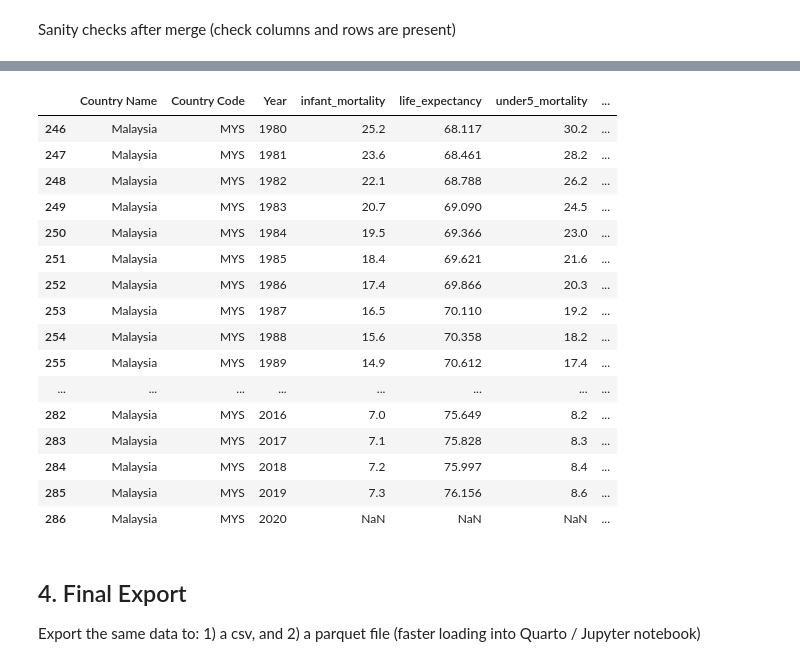
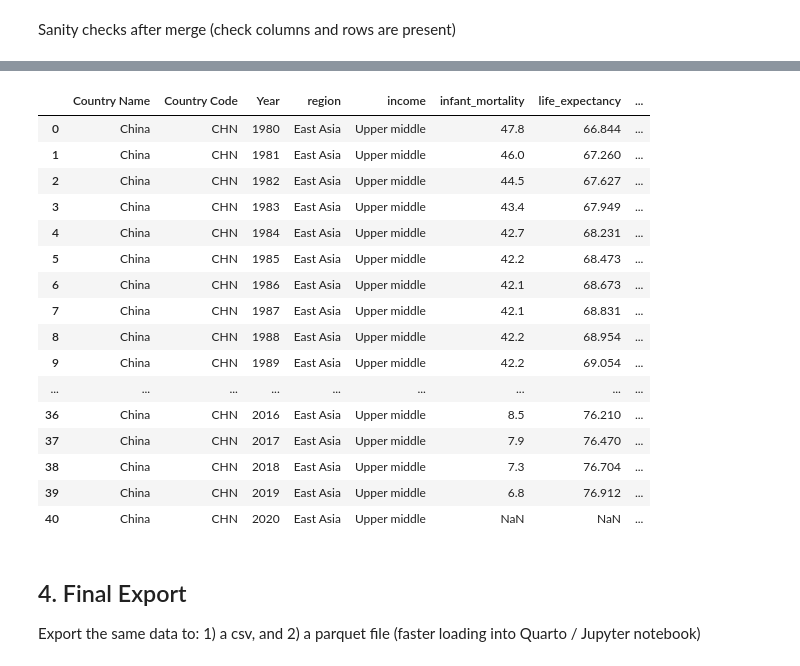
Before and after one commit to shx8hm/DS-2003-Group-Project-Dashboard-Repo, a Jupyter notebook: notebooks/01_data_loading_and_cleaning.ipynb, the cells around one changed output, grey strips where cells are left out. Cells and saved outputs as stored; diff of their text form; code cells hidden in the pictures.

Commit message:
11-25 12:56 (Wed.) - Add Income Level and Region Columns to Cleaned Data

```diff
--- a/notebooks/01_data_loading_and_cleaning.ipynb
+++ b/notebooks/01_data_loading_and_cleaning.ipynb
@@ -256,0 +241,28 @@ panel = reduce(
+# %%
+# 1. map countries to regions
+REGION_MAP = {
+    # East Asia
+    "China":                "East Asia",
+    "Japan":                "East Asia",
+    "Korea, Rep.":          "East Asia",
+    "Mongolia":             "East Asia",
+    "Hong Kong SAR, China": "East Asia",
+    # Southeast Asia
+    "Indonesia":            "Southeast Asia",
+    "Malaysia":             "Southeast Asia",
+    "Philippines":          "Southeast Asia",
+    "Singapore":            "Southeast Asia",
+    "Thailand":             "Southeast Asia",
+    "Vietnam":              "Southeast Asia",
+    "Cambodia":             "Southeast Asia",
+    "Lao PDR":              "Southeast Asia",
+    "Myanmar":              "Southeast Asia",
+    "Brunei Darussalam":    "Southeast Asia",
+}
+
+# 2. Create a new 'region' column based on the map's value for 'Country Name' (key)
+panel["region"] = panel["Country Name"].map(REGION_MAP)
+
+# 3. Fail loudly if a country is unmapped - prevent silent 'NaN'
+assert panel["region"].notna().all(), \
+    f"Unmapped: {panel.loc[panel['region'].isna(), 'Country Name'].unique()}"
@@ -257,3 +321,18 @@ panel = reduce(
+# %%
+# 1. get a list of all cols in panel (cleaned data so-far)
+cols = panel.columns.tolist()
+
+# 2. desired first (leftmost) columns + other cols
+desired_front_cols = [
+    "Country Name",
+    "Country Code",
+    "Year",
+    "region",
+    "income",
+]
+other_cols = [c for c in cols if (c not in desired_front_cols)]
+
+panel = panel[desired_front_cols + other_cols]
 # %% [markdown]
 Sanity checks after merge (check columns and rows are present)
 # %%
@@ -270,5 +349,5 @@ print(panel["Year"].min(), panel["Year"].max())
 coverage = panel.drop(columns=["Country Name", "Country Code", "Year"]).notna().mean().sort_values()
 print(coverage)
 
-panel[panel["Country Code"] == "MYS"]
+panel[panel["Country Code"] == "CHN"]
 # %% [output]
@@ -292,21 +373,21 @@ life_expectancy                        0.975610
 dtype: float64
-|  | Country Name | Country Code | Year | infant_mortality | life_expectancy | under5_mortality | ... |
-| 246 | Malaysia | MYS | 1980 | 25.2 | 68.117 | 30.2 | ... |
-| 247 | Malaysia | MYS | 1981 | 23.6 | 68.461 | 28.2 | ... |
-| 248 | Malaysia | MYS | 1982 | 22.1 | 68.788 | 26.2 | ... |
-| 249 | Malaysia | MYS | 1983 | 20.7 | 69.090 | 24.5 | ... |
-| 250 | Malaysia | MYS | 1984 | 19.5 | 69.366 | 23.0 | ... |
-| 251 | Malaysia | MYS | 1985 | 18.4 | 69.621 | 21.6 | ... |
-| 252 | Malaysia | MYS | 1986 | 17.4 | 69.866 | 20.3 | ... |
-| 253 | Malaysia | MYS | 1987 | 16.5 | 70.110 | 19.2 | ... |
-| 254 | Malaysia | MYS | 1988 | 15.6 | 70.358 | 18.2 | ... |
-| 255 | Malaysia | MYS | 1989 | 14.9 | 70.612 | 17.4 | ... |
-| ... | ... | ... | ... | ... | ... | ... | ... |
-| 282 | Malaysia | MYS | 2016 | 7.0 | 75.649 | 8.2 | ... |
-| 283 | Malaysia | MYS | 2017 | 7.1 | 75.828 | 8.3 | ... |
-| 284 | Malaysia | MYS | 2018 | 7.2 | 75.997 | 8.4 | ... |
-| 285 | Malaysia | MYS | 2019 | 7.3 | 76.156 | 8.6 | ... |
-| 286 | Malaysia | MYS | 2020 | NaN | NaN | NaN | ... |
+|  | Country Name | Country Code | Year | region | income | infant_mortality | life_expectancy | ... |
+| 0 | China | CHN | 1980 | East Asia | Upper middle | 47.8 | 66.844 | ... |
+| 1 | China | CHN | 1981 | East Asia | Upper middle | 46.0 | 67.260 | ... |
+| 2 | China | CHN | 1982 | East Asia | Upper middle | 44.5 | 67.627 | ... |
+| 3 | China | CHN | 1983 | East Asia | Upper middle | 43.4 | 67.949 | ... |
+| 4 | China | CHN | 1984 | East Asia | Upper middle | 42.7 | 68.231 | ... |
+| 5 | China | CHN | 1985 | East Asia | Upper middle | 42.2 | 68.473 | ... |
+| 6 | China | CHN | 1986 | East Asia | Upper middle | 42.1 | 68.673 | ... |
+| 7 | China | CHN | 1987 | East Asia | Upper middle | 42.1 | 68.831 | ... |
+| 8 | China | CHN | 1988 | East Asia | Upper middle | 42.2 | 68.954 | ... |
+| 9 | China | CHN | 1989 | East Asia | Upper middle | 42.2 | 69.054 | ... |
+| ... | ... | ... | ... | ... | ... | ... | ... | ... |
+| 36 | China | CHN | 2016 | East Asia | Upper middle | 8.5 | 76.210 | ... |
+| 37 | China | CHN | 2017 | East Asia | Upper middle | 7.9 | 76.470 | ... |
+| 38 | China | CHN | 2018 | East Asia | Upper middle | 7.3 | 76.704 | ... |
+| 39 | China | CHN | 2019 | East Asia | Upper middle | 6.8 | 76.912 | ... |
+| 40 | China | CHN | 2020 | East Asia | Upper middle | NaN | NaN | ... |
 # %% [markdown]
 ## 4. Final Export
 Export the same data to: 1) a csv, and 2) a parquet file (faster loading into Quarto / Jupyter notebook)
```
Also changed, not shown: parts of 11 cells of this notebook, 3 other files.
